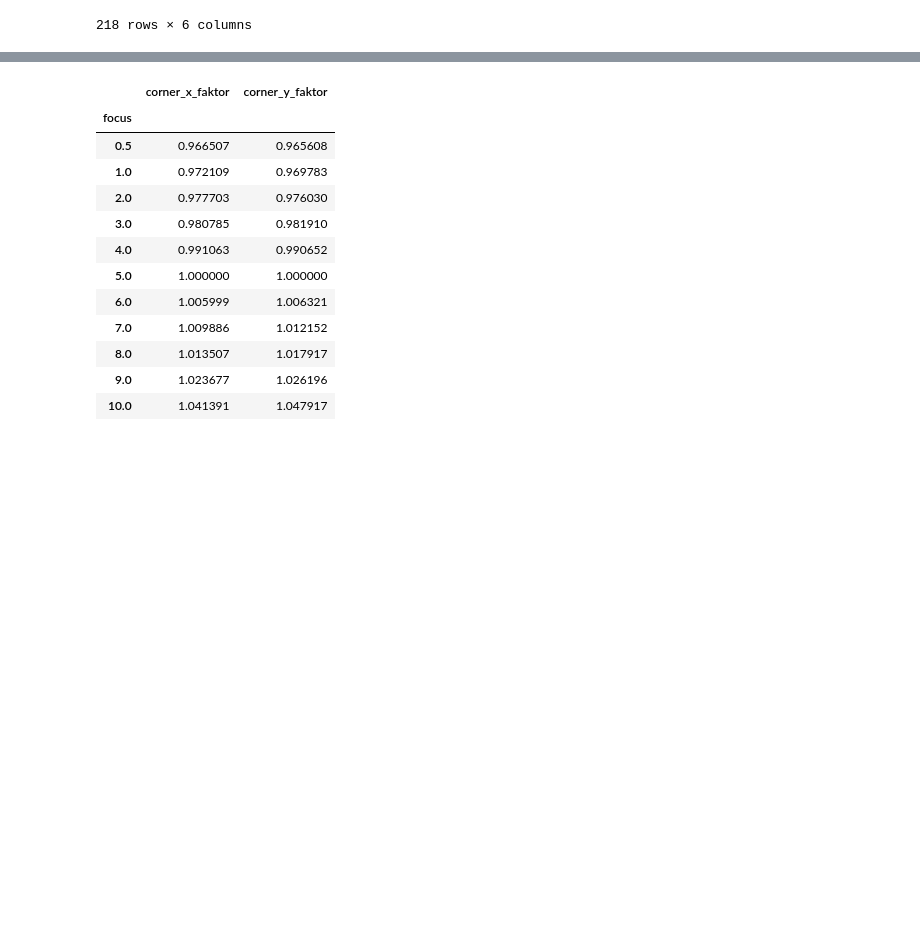
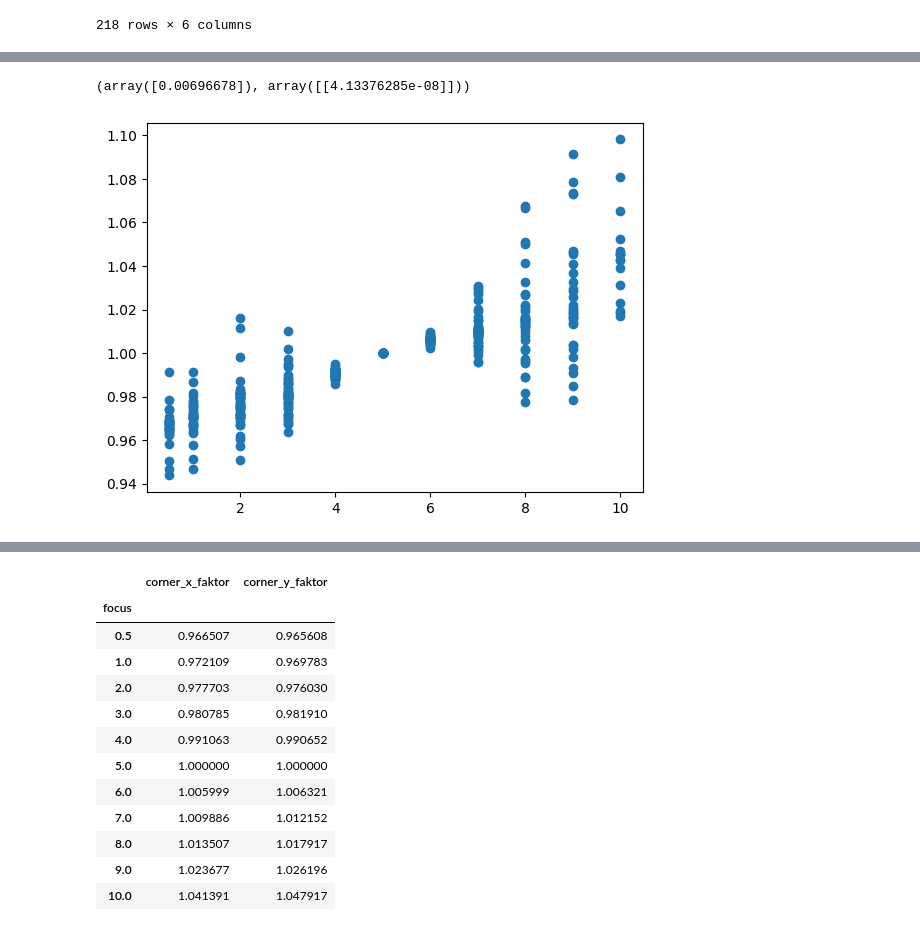
Before and after one commit to FlorianTimm/PhotoBox_Experimente, a Jupyter notebook: Fokus/fokus_faktor.ipynb, the cells around one changed output, grey strips where cells are left out. Saved outputs shown, nothing was run; the diff lists cells and outputs as text; code cells hidden in the pictures; blank space fills up the shorter version.

```diff
--- a/Fokus/fokus_faktor.ipynb
+++ b/Fokus/fokus_faktor.ipynb
@@ -143,0 +152,21 @@ for i in m:
+# %%
+def naehrung(x, a):
+    a =/ 1000
+    return ((1./a)-5.) / ((1./a)-x)
+
+
+x_values = []
+x_values += list(k.reset_index()["focus"])
+x_values += list(k.reset_index()["focus"])
+y_values = []
+y_values += list(k.reset_index()["corner_x_faktor"])
+y_values += list(k.reset_index()["corner_y_faktor"])
+plt.scatter(x_values, y_values)
+
+
+popt, pcov = curve_fit(naehrung, x_values,
+                       y_values, p0=[4.74])
+popt, pcov
+# %% [output]
+(array([0.00696678]), array([[4.13376285e-08]]))
+[figure, added]
```
Also changed, not shown: parts of 8 cells of this notebook.
